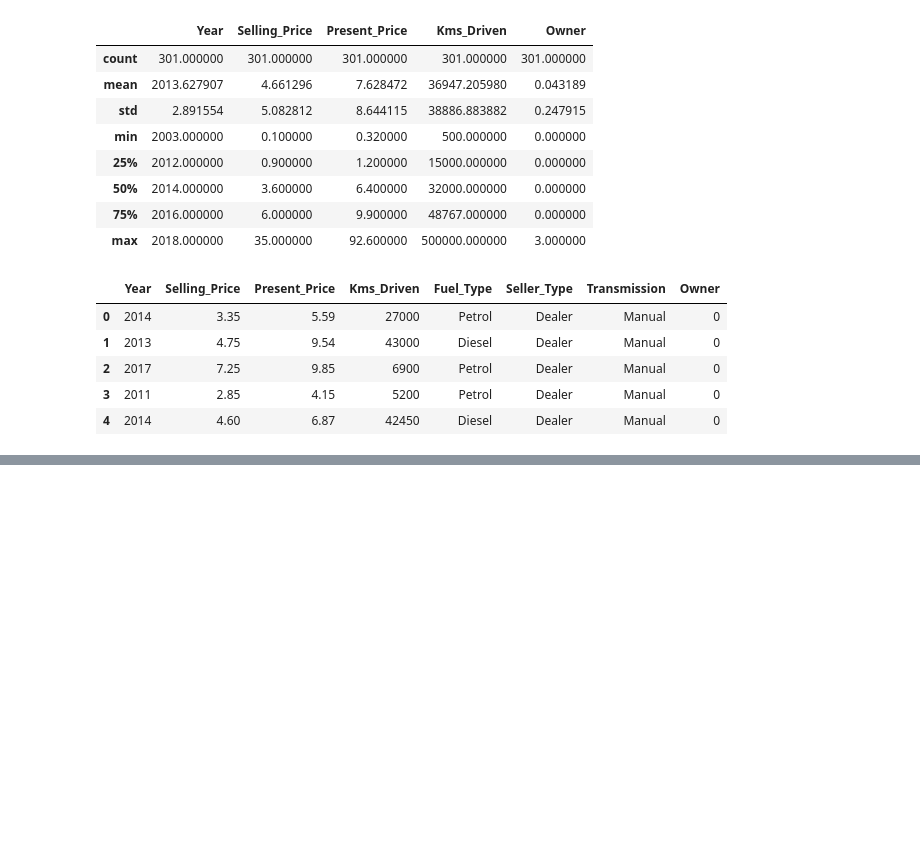
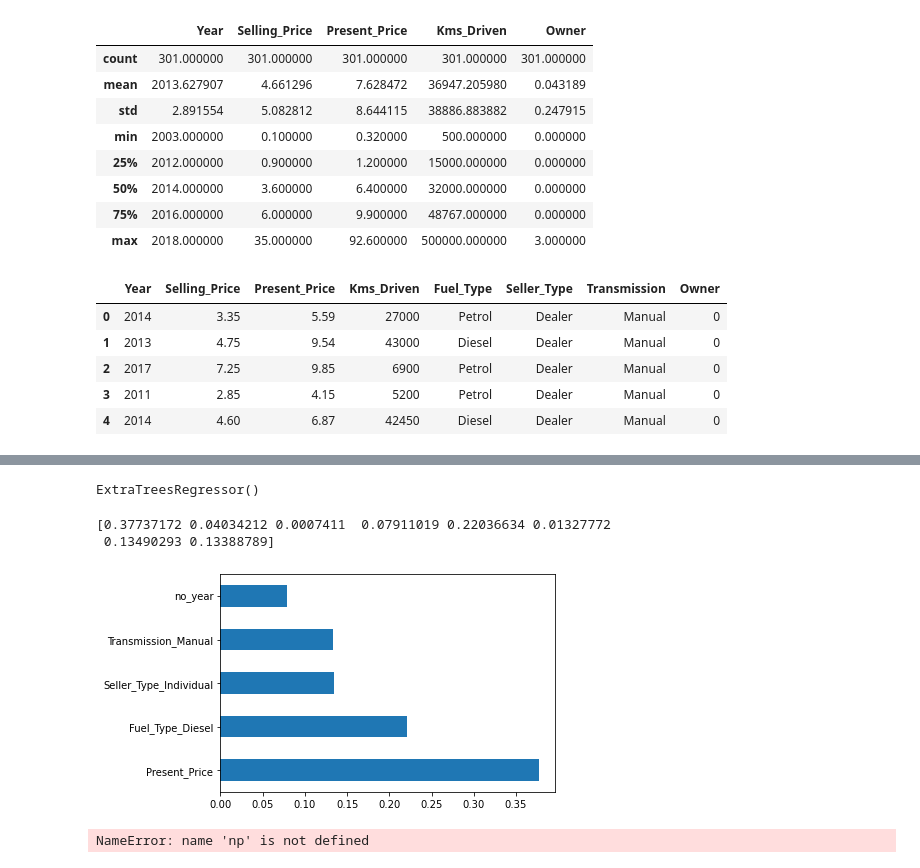
Before and after one commit to DoctorPruthuvi/python_repo, a Jupyter notebook: vehicle_dt/program.ipynb, the cells around one changed output, grey strips where cells are left out. Saved outputs shown, nothing was run; the diff lists cells and outputs as text; code cells hidden in the pictures; blank space fills up the shorter version.

```diff
--- a/vehicle_dt/program.ipynb
+++ b/vehicle_dt/program.ipynb
@@ -67,0 +167,21 @@ final_dataset.head()
+# %%
+### Feature Importance
+
+from sklearn.ensemble import ExtraTreesRegressor
+import matplotlib.pyplot as plt
+model = ExtraTreesRegressor()
+model.fit(X,y)
+# %% [output]
+ExtraTreesRegressor()
+# %%
+print(model.feature_importances_)
+# %% [output]
+[0.37737172 0.04034212 0.0007411  0.07911019 0.22036634 0.01327772
+ 0.13490293 0.13388789]
+# %%
+#plot graph of feature importances for better visualization
+feat_importances = pd.Series(model.feature_importances_, index=X.columns)
+feat_importances.nlargest(5).plot(kind='barh')
+plt.show()
+# %% [output]
+[figure, added]
@@ -67,0 +191,8 @@ final_dataset.head()
+# %%
+from sklearn.ensemble import RandomForestRegressor
+import numpy as np
+regressor=RandomForestRegressor()
+n_estimators = [int(x) for x in np.linspace(start = 100, stop = 1200, num = 12)]
+print(n_estimators)
+# %% [output]
+NameError: name 'np' is not defined
```
Also changed, not shown: parts of 14 cells of this notebook, 1 other file.
